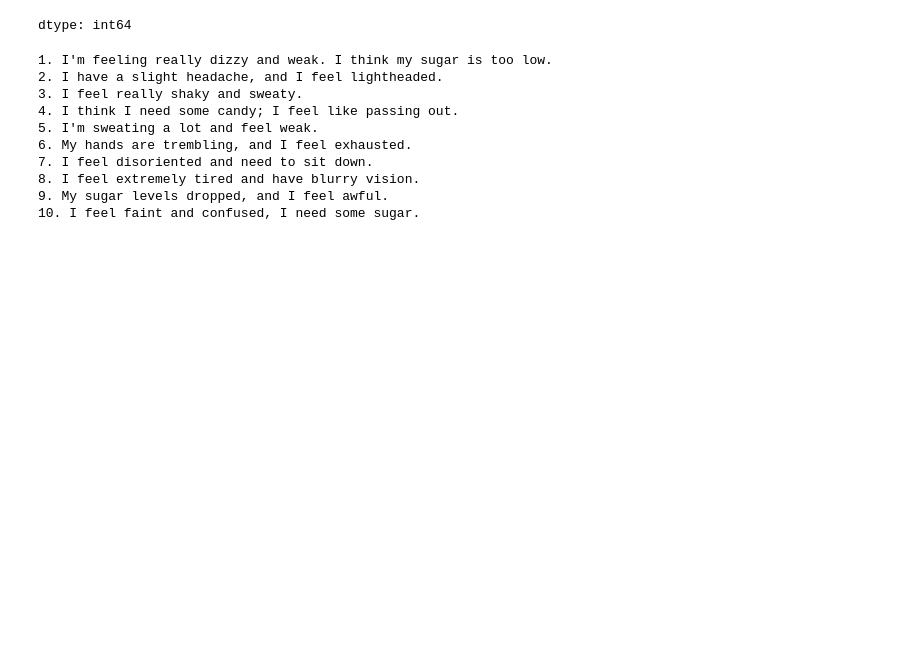
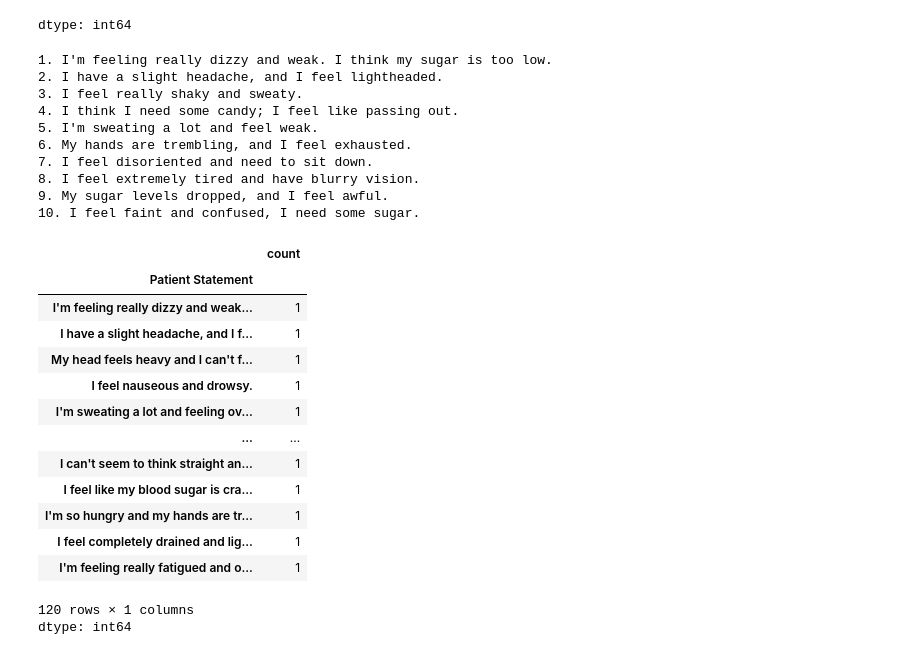
Before and after one commit to Zeaxanthin80/CAI2300C, a Jupyter notebook: Assignments/Assignment 4.ipynb, the cells around one changed output. Cells and saved outputs as stored; diff of their text form; code cells hidden in the pictures; blank space fills up the shorter version.

```diff
--- a/Assignments/Assignment 4.ipynb
+++ b/Assignments/Assignment 4.ipynb
@@ -162,7 +160,7 @@ df.head()
 | 4 | I'm sweating a lot and feel weak. | low |
 # %%
 # df: This is your Pandas DataFrame, which is like a table holding your data.
-df = pd.read_csv("https://raw.githubusercontent.com/Zeaxanthin80/CAI2300C/refs/heads/main/datasets/glucose_levels_dataset.csv",
+df = pd.read_csv("https://github.com/Zeaxanthin80/CAI2300C/raw/refs/heads/main/datasets/glucose_levels_dataset.csv",
                  names=['Patient Statement', 'Glucose Level Category'])
 # The head() function is used to display the first few rows of the DataFrame.
 # By default, it shows the top 5 rows.
@@ -221,3 +219,26 @@ for i, message in enumerate(unique_messages):
 8. I feel extremely tired and have blurry vision.
 9. My sugar levels dropped, and I feel awful.
 10. I feel faint and confused, I need some sugar.
+# %%
+# .value_counts(): This is a function that is applied to the selected 'message' column.
+# It looks at all the unique values (distinct messages) in the column.
+# It then counts how many times each unique value appears in the column.
+# Finally, it returns a new data structure (a Pandas Series).
+# In simpler terms: This line of code tells you how many times each distinct message appears in your dataset.
+df['Patient Statement'].value_counts()
+# %% [output]
+|  | count |
+| Patient Statement |  |
+| I'm feeling really dizzy and weak... | 1 |
+| I have a slight headache, and I f... | 1 |
+| My head feels heavy and I can't f... | 1 |
+| I feel nauseous and drowsy. | 1 |
+| I'm sweating a lot and feeling ov... | 1 |
+| ... | ... |
+| I can't seem to think straight an... | 1 |
+| I feel like my blood sugar is cra... | 1 |
+| I'm so hungry and my hands are tr... | 1 |
+| I feel completely drained and lig... | 1 |
+| I'm feeling really fatigued and o... | 1 |
+120 rows × 1 columns
+dtype: int64
```
Also changed, not shown: parts of 9 cells of this notebook.
